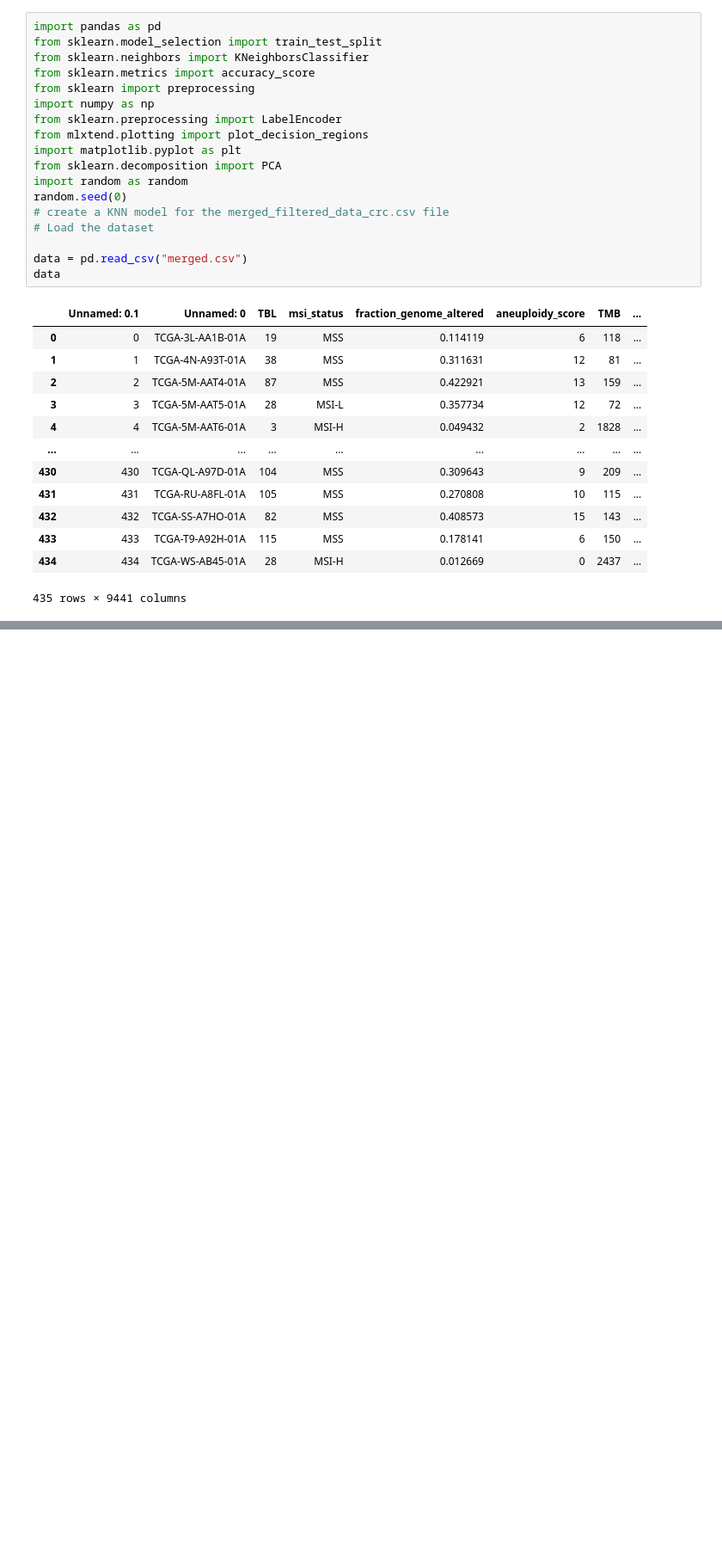
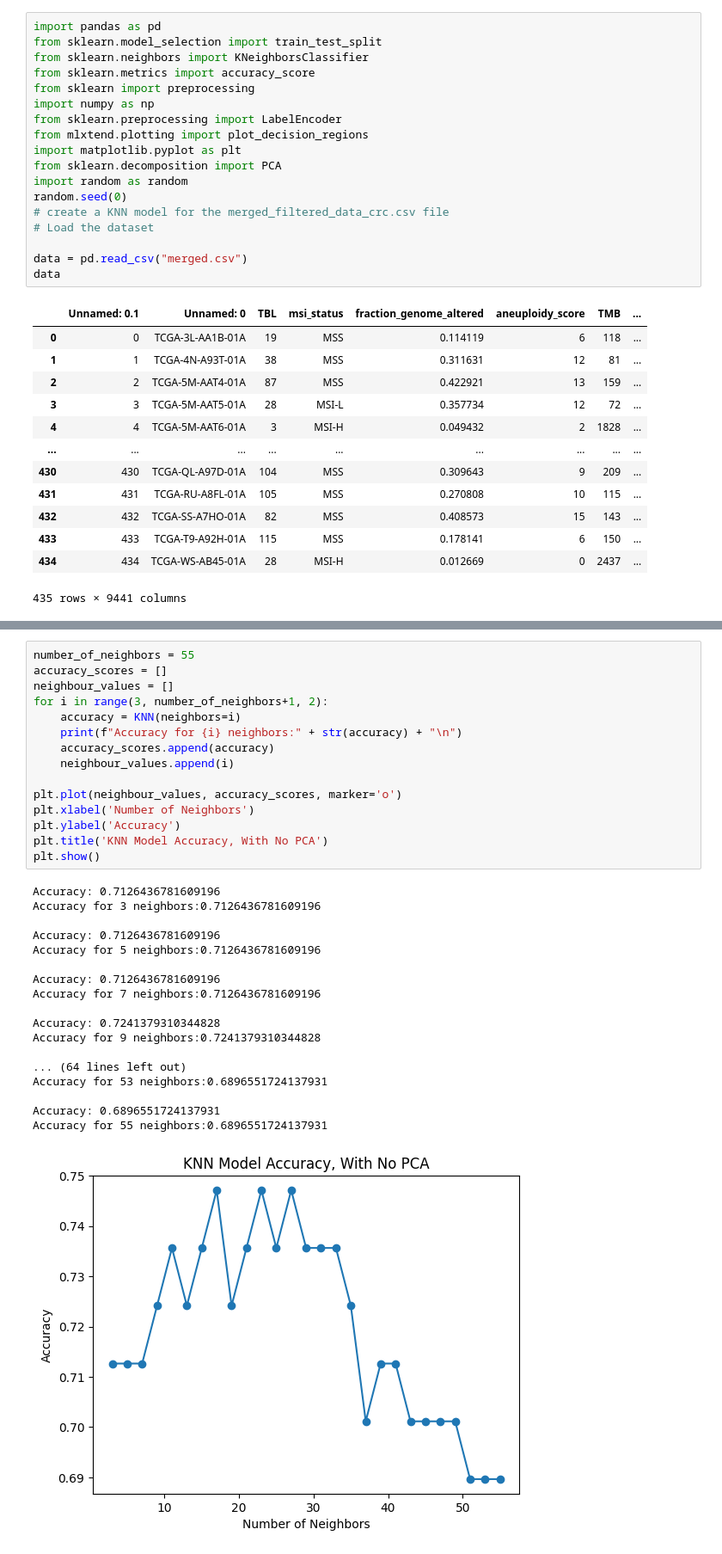
Before and after one commit to dnaae/ML-, a Jupyter notebook: KNN.ipynb, the cells around one changed output, grey strips where cells are left out. Shown at 86% size. Drawn from its saved outputs; the diff is of its cells as text; blank space fills up the shorter version.

```diff
--- a/KNN.ipynb
+++ b/KNN.ipynb
@@ -156,0 +138,34 @@ Accuracy: 0.6896551724137931
+# %%
+number_of_neighbors = 55
+accuracy_scores = []
+neighbour_values = []
+for i in range(3, number_of_neighbors+1, 2):
+    accuracy = KNN(neighbors=i)
+    print(f"Accuracy for {i} neighbors:" + str(accuracy) + "\n")
+    accuracy_scores.append(accuracy)
+    neighbour_values.append(i)
+
+plt.plot(neighbour_values, accuracy_scores, marker='o')
+plt.xlabel('Number of Neighbors')
+plt.ylabel('Accuracy')
+plt.title('KNN Model Accuracy, With No PCA')
+plt.show()
+# %% [output]
+Accuracy: 0.7126436781609196
+Accuracy for 3 neighbors:0.7126436781609196
+
+Accuracy: 0.7126436781609196
+Accuracy for 5 neighbors:0.7126436781609196
+
+Accuracy: 0.7126436781609196
+Accuracy for 7 neighbors:0.7126436781609196
+
+Accuracy: 0.7241379310344828
+Accuracy for 9 neighbors:0.7241379310344828
+
+... (64 lines left out)
+Accuracy for 53 neighbors:0.6896551724137931
+
+Accuracy: 0.6896551724137931
+Accuracy for 55 neighbors:0.6896551724137931
+[figure, added]
```
Also changed, not shown: parts of 3 cells of this notebook.
